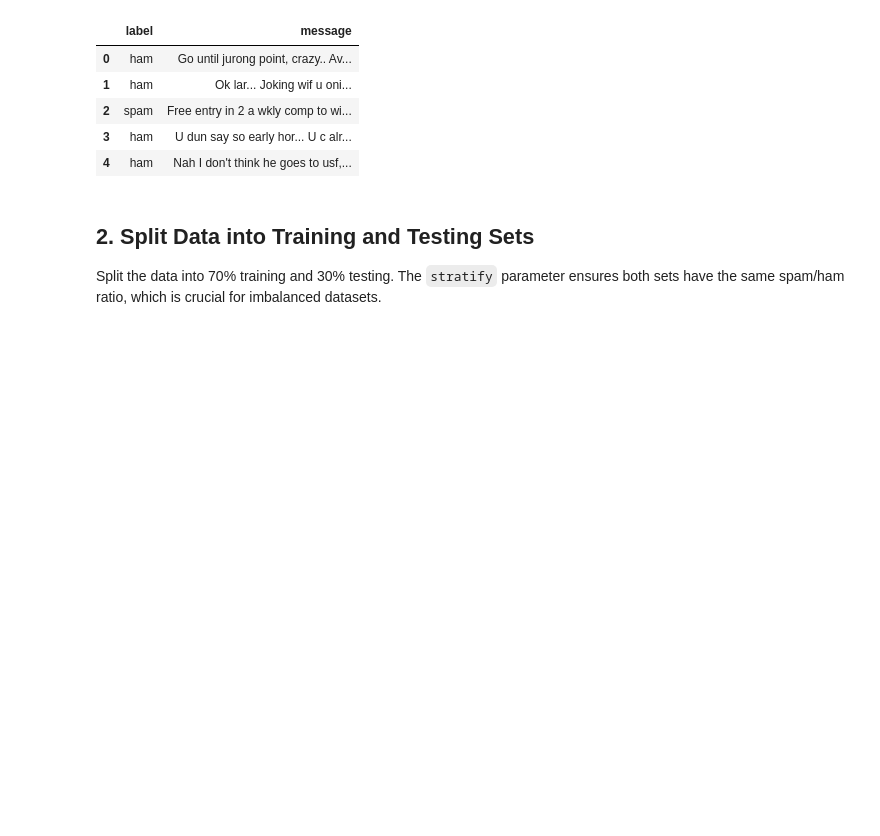
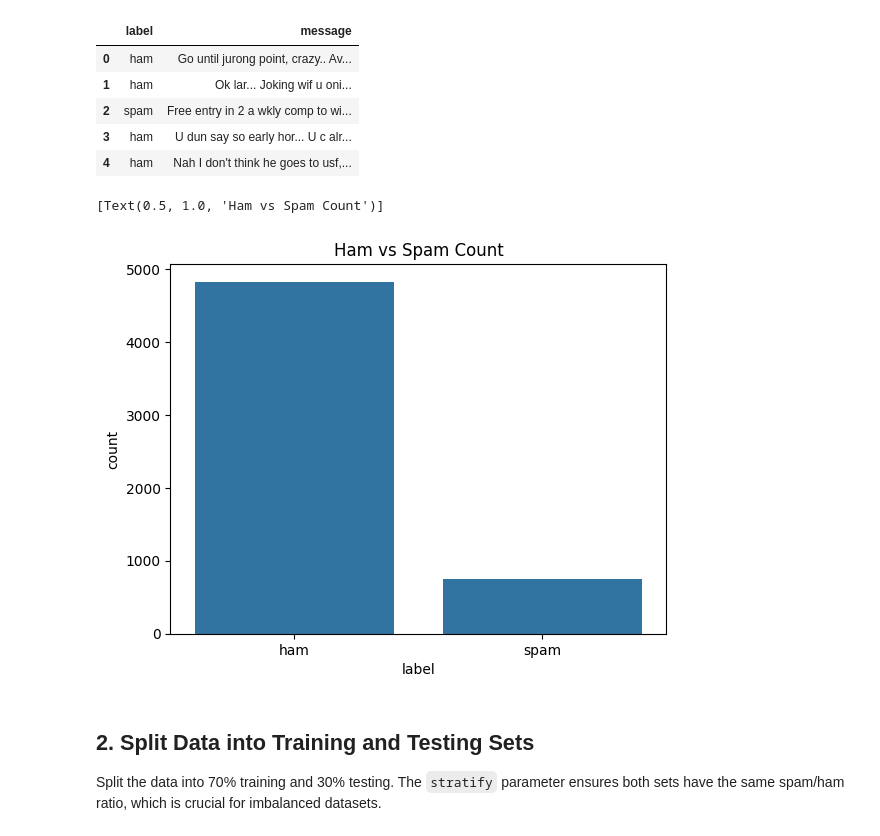
Before and after one commit to sgimres/spam-detection-bays-theorem, a Jupyter notebook: guest.ipynb, the cells around one changed output. Cells and saved outputs as stored; diff of their text form; code cells hidden in the pictures; blank space fills up the shorter version.

Commit message:
add ham v spam count bargraph

```diff
--- a/guest.ipynb
+++ b/guest.ipynb
@@ -24,6 +24,11 @@ First few rows:
 | 2 | spam | Free entry in 2 a wkly comp to wi... |
 | 3 | ham | U dun say so early hor... U c alr... |
 | 4 | ham | Nah I don't think he goes to usf,... |
+# %%
+sns.countplot(df, x='label').set(title='Ham vs Spam Count')
+# %% [output]
+[Text(0.5, 1.0, 'Ham vs Spam Count')]
+[figure, added]
 # %% [markdown]
 ## 2. Split Data into Training and Testing Sets
 
```
Also changed, not shown: parts of 4 cells of this notebook.
